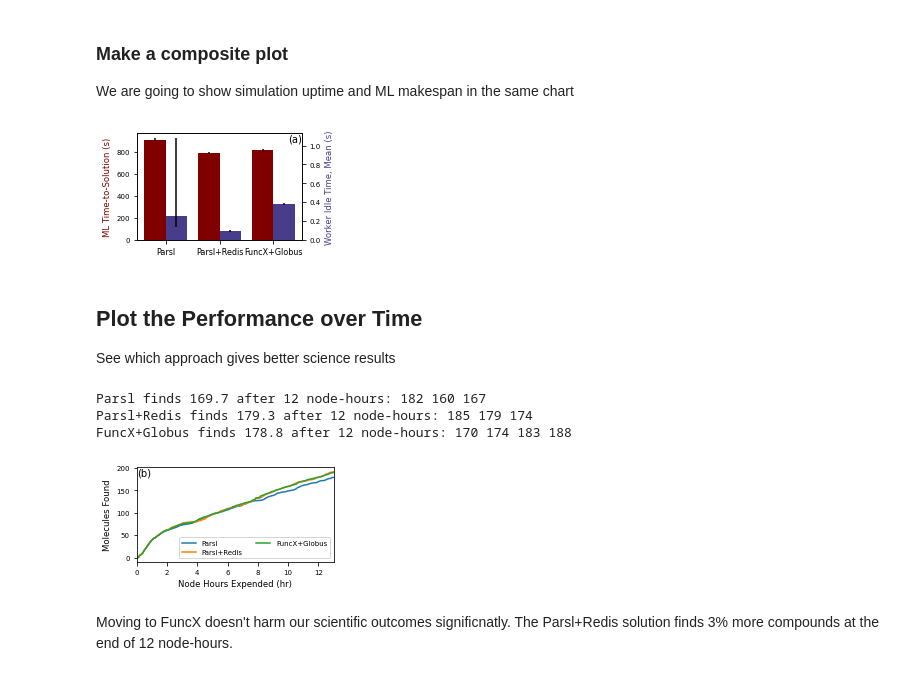
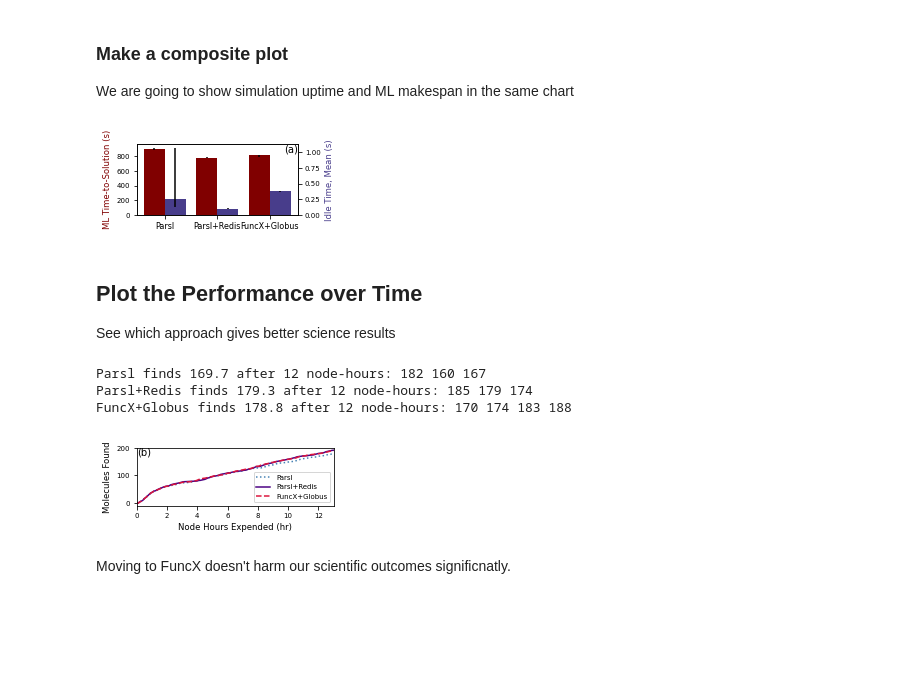
Before and after one commit to exalearn/multi-site-campaigns, a Jupyter notebook: molecular-design/notebooks/compare-to-parsl.ipynb, the cells around one changed output. Cells and saved outputs as stored; diff of their text form; code cells hidden in the pictures; blank space fills up the shorter version.

Commit message:
Improved colorscheme, shrunk text

```diff
--- a/molecular-design/notebooks/compare-to-parsl.ipynb
+++ b/molecular-design/notebooks/compare-to-parsl.ipynb
@@ -182,35 +182,35 @@ Name: time_running, dtype: float64
 ### Make a composite plot
 We are going to show simulation uptime and ML makespan in the same chart
 # %%
-fig, ax = plt.subplots(figsize=(3.5, 2.))
+fig, ax = plt.subplots(figsize=(3.5, 1.5))
 
 ax.text(1, 1, '(a)', ha='right', va='top', transform=ax.transAxes)
 
 # Plot the ML makespan
 spans = dict((k, get_training_spans(v)) for k, v in runs.items())
 medians = [np.median(v) for v in spans.values()]
 errors = np.abs([np.percentile(v, [40, 60]) - np.median(v) for v in spans.values()])
 ax.bar(np.arange(len(spans)) - 0.4, medians, yerr=errors.T, color='maroon', width=0.4, align='edge')
 
 ax.set_ylabel('ML Time-to-Solution (s)', color='maroon')
 
 # Plot the QC idletime
 ax2 = ax.twinx()
 spans = dict((k, get_idle_times(v)) for k, v in runs.items())
 medians = [np.median(v) for v in spans.values()]
 errors = np.abs([np.percentile(v, [40, 60]) - np.median(v) for v in spans.values()])
 ax2.bar(range(len(spans)), medians, yerr=errors.T, color='darkslateblue', width=0.4, align='edge')
 
-ax2.set_ylabel('Worker Idle Time, Mean (s)', color='darkslateblue')
+ax2.set_ylabel('Idle Time, Mean (s)', color='darkslateblue')
 
 ax.set_xticks(range(len(spans)))
 ax.set_xticklabels(runs, fontsize=8)
 
 fig.tight_layout()
 fig.savefig('figures/parsl-comparision_latencies.png', dpi=320)
 fig.savefig('figures/parsl-comparision_latencies.pdf')
 # %% [output]
-[figure, old version]
+[figure, new version]
 # %% [markdown]
 ## Plot the Performance over Time
 See which approach gives better science results
@@ -253,12 +253,18 @@ def get_simulation_outcome(path) -> pd.DataFrame:
 
     return changes
 # %%
-fig, ax = plt.subplots(figsize=(3.5, 2.))
+fig, ax = plt.subplots(figsize=(3.5, 1.5))
 
 ax.text(0, 1, '(b)', ha='left', va='top', transform=ax.transAxes)
 
+colors = {
+    'Parsl': 'steelblue',
+    'FuncX+Globus': 'crimson',
+    'Parsl+Redis': 'indigo'
+}
+
 length = 13
-for name, run_path in runs.items():
+for (name, run_path), ls in zip(runs.items(), [':', '-', '--']):
     # Make an interpolator for the trajectory for each duplicate run
     # Loop over all duplicates
     repeats = map(Path, json.loads((run_path / 'duplicates.json').read_text()))
@@ -278,7 +284,7 @@ for name, run_path in runs.items():
     print(f'{name} finds {np.mean([i(12) for i in interps]):.1f} after 12 node-hours: '
           + " ".join(f"{x:.0f}" for x in counts))
 
-    ax.plot(points, np.mean(scores, axis=0), label=name)
+    ax.plot(points, np.mean(scores, axis=0), color=colors[name], linestyle=ls, label=name)
 
 # Plot the baseline
 #data = get_simulation_outcome(Path('./prod-runs/8KNL-8V100-no-retrain/'))
@@ -286,7 +292,7 @@ for name, run_path in runs.items():
 
 ax.set_xlim(0, length)
 
-ax.legend(ncol=2, fontsize=7)
+ax.legend(ncol=1, fontsize=7)
 ax.set_xlabel('Node Hours Expended (hr)')
 ax.set_ylabel('Molecules Found')
 
@@ -297,6 +303,6 @@ fig.savefig('figures/parsl-comparision_active-learning-performance.pdf')
 Parsl finds 169.7 after 12 node-hours: 182 160 167
 Parsl+Redis finds 179.3 after 12 node-hours: 185 179 174
 FuncX+Globus finds 178.8 after 12 node-hours: 170 174 183 188
-[figure, old version]
+[figure, new version]
 # %% [markdown]
-Moving to FuncX doesn't harm our scientific outcomes significnatly. The Parsl+Redis solution finds 3% more compounds at the end of 12 node-hours.
+Moving to FuncX doesn't harm our scientific outcomes significnatly.
```
Also changed, not shown: parts of 1 cell of this notebook, 8 other files.
